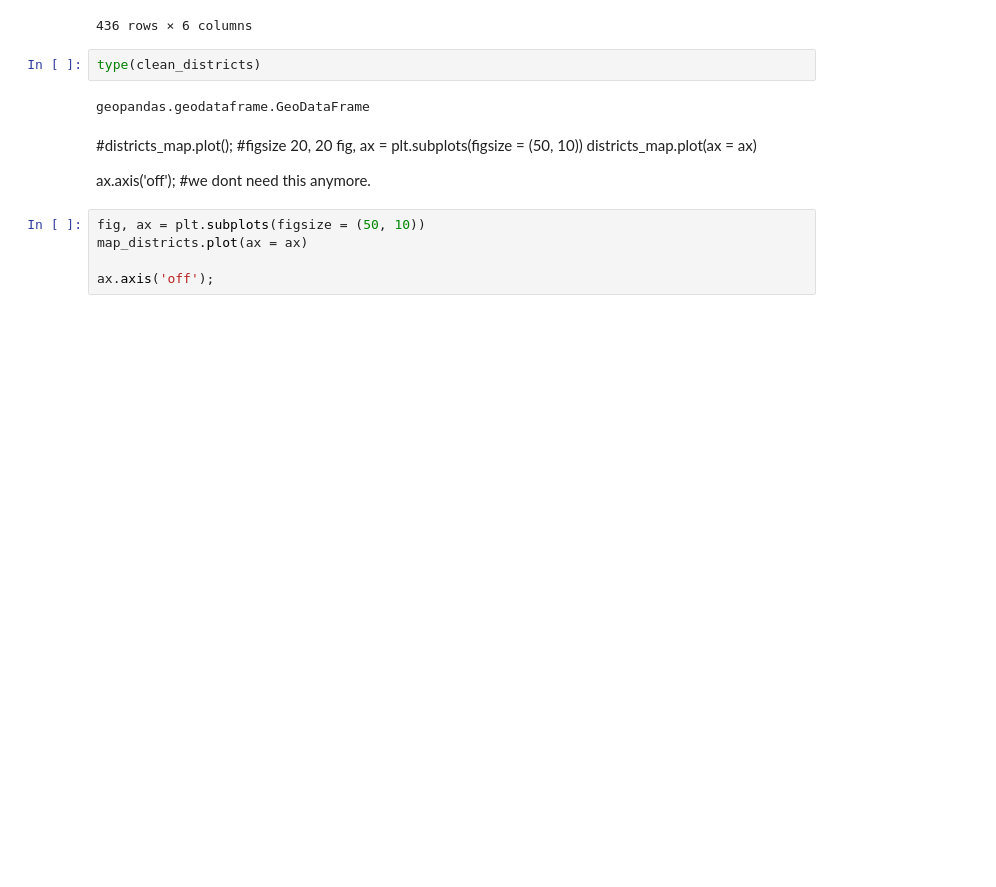
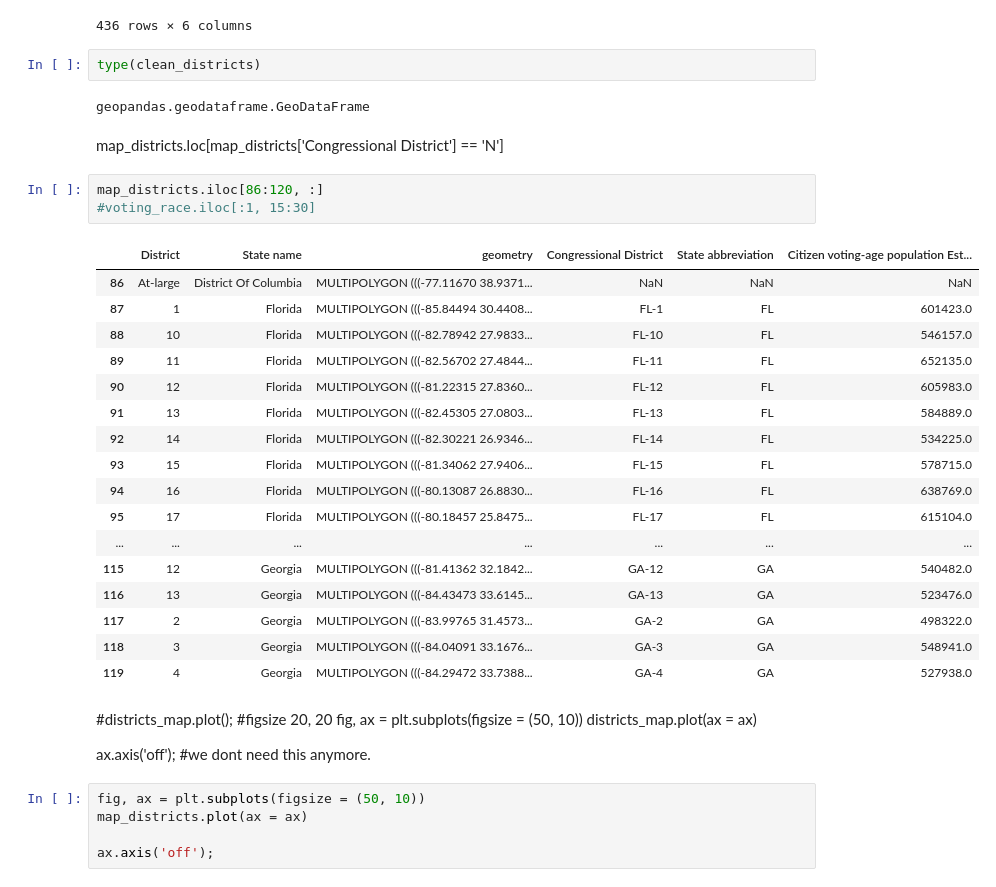
Before and after one commit to tthoang/Reading-Between-the-Gerrymandered-Lines, a Jupyter notebook: notebooks/demographics_eda.ipynb, the cells around one changed output. Cells and saved outputs as stored; diff of their text form; blank space fills up the shorter version.

```diff
--- a/notebooks/demographics_eda.ipynb
+++ b/notebooks/demographics_eda.ipynb
@@ -1668,6 +1692,29 @@ map_districts
 type(clean_districts)
 # %% [output]
 geopandas.geodataframe.GeoDataFrame
+# %% [markdown]
+map_districts.loc[map_districts['Congressional District'] == 'N']
+# %%
+map_districts.iloc[86:120, :]
+#voting_race.iloc[:1, 15:30]
+# %% [output]
+|  | District | State name | geometry | Congressional District | State abbreviation | Citizen voting-age population Est... |
+| 86 | At-large | District Of Columbia | MULTIPOLYGON (((-77.11670 38.9371... | NaN | NaN | NaN |
+| 87 | 1 | Florida | MULTIPOLYGON (((-85.84494 30.4408... | FL-1 | FL | 601423.0 |
+| 88 | 10 | Florida | MULTIPOLYGON (((-82.78942 27.9833... | FL-10 | FL | 546157.0 |
+| 89 | 11 | Florida | MULTIPOLYGON (((-82.56702 27.4844... | FL-11 | FL | 652135.0 |
+| 90 | 12 | Florida | MULTIPOLYGON (((-81.22315 27.8360... | FL-12 | FL | 605983.0 |
+| 91 | 13 | Florida | MULTIPOLYGON (((-82.45305 27.0803... | FL-13 | FL | 584889.0 |
+| 92 | 14 | Florida | MULTIPOLYGON (((-82.30221 26.9346... | FL-14 | FL | 534225.0 |
+| 93 | 15 | Florida | MULTIPOLYGON (((-81.34062 27.9406... | FL-15 | FL | 578715.0 |
+| 94 | 16 | Florida | MULTIPOLYGON (((-80.13087 26.8830... | FL-16 | FL | 638769.0 |
+| 95 | 17 | Florida | MULTIPOLYGON (((-80.18457 25.8475... | FL-17 | FL | 615104.0 |
+| ... | ... | ... | ... | ... | ... | ... |
+| 115 | 12 | Georgia | MULTIPOLYGON (((-81.41362 32.1842... | GA-12 | GA | 540482.0 |
+| 116 | 13 | Georgia | MULTIPOLYGON (((-84.43473 33.6145... | GA-13 | GA | 523476.0 |
+| 117 | 2 | Georgia | MULTIPOLYGON (((-83.99765 31.4573... | GA-2 | GA | 498322.0 |
+| 118 | 3 | Georgia | MULTIPOLYGON (((-84.04091 33.1676... | GA-3 | GA | 548941.0 |
+| 119 | 4 | Georgia | MULTIPOLYGON (((-84.29472 33.7388... | GA-4 | GA | 527938.0 |
 # %% [markdown]
 #districts_map.plot();
 #figsize 20, 20
```
Also changed, not shown: parts of 8 cells of this notebook.
